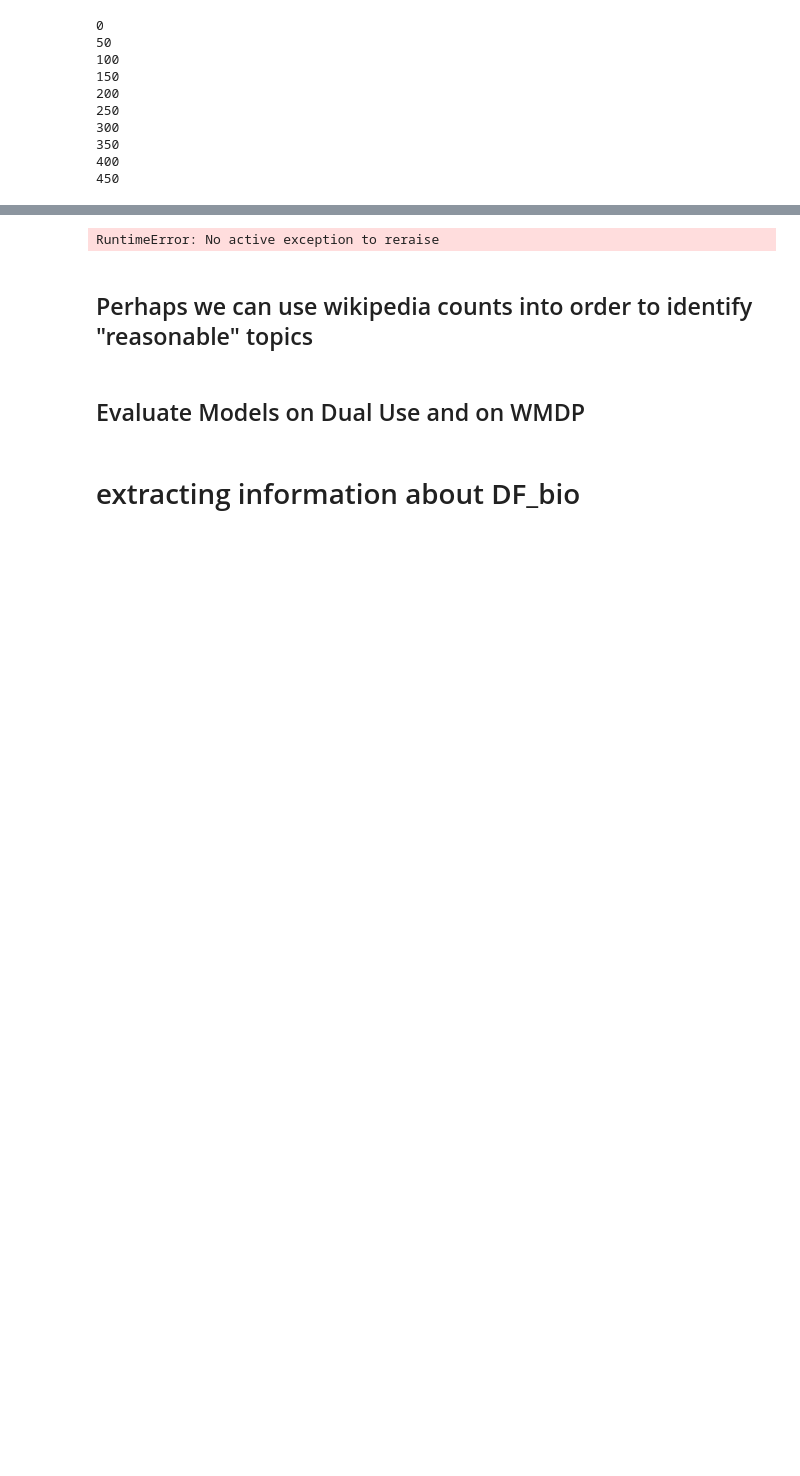
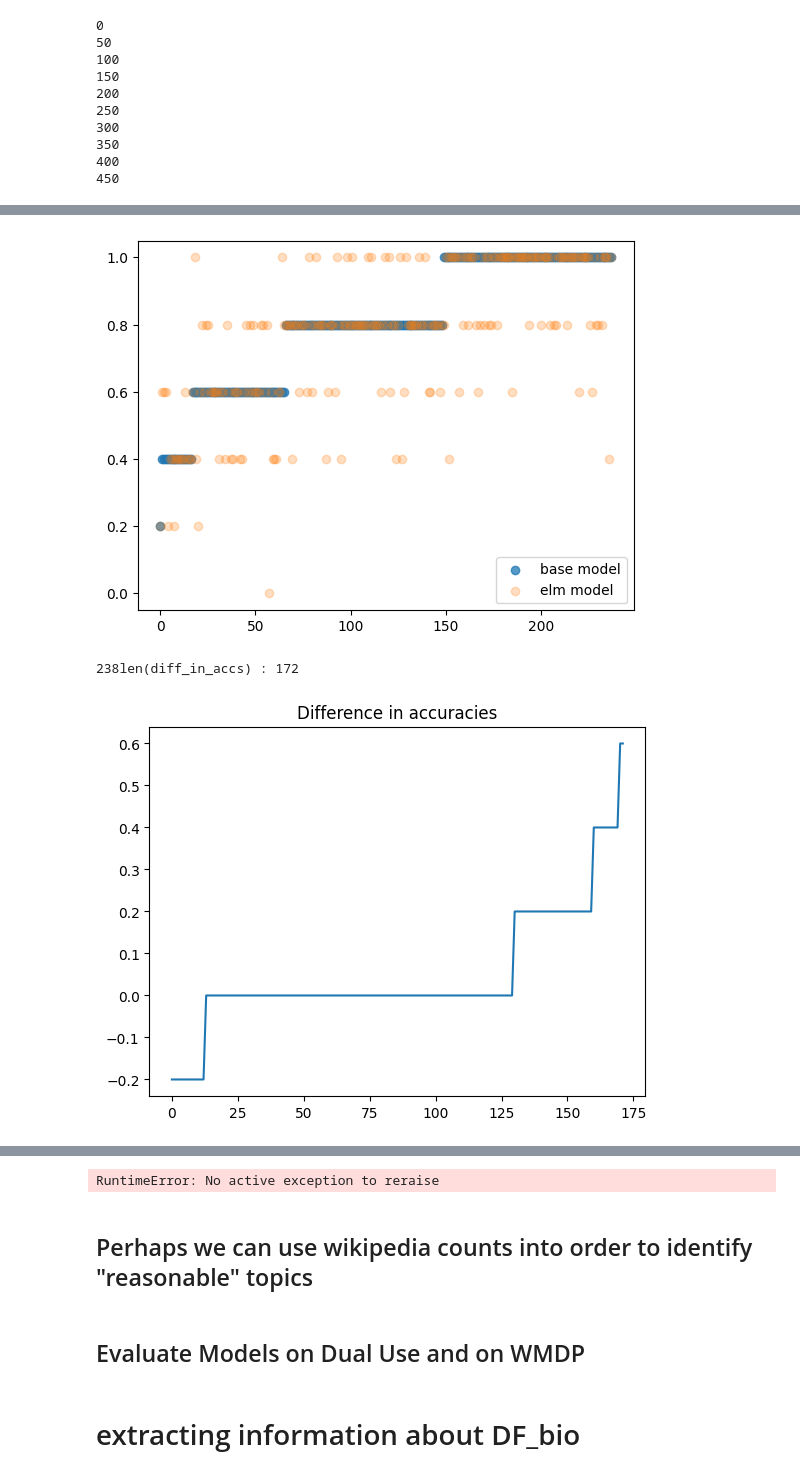
Before and after one commit to RoyRin/ripple_bench, a Jupyter notebook: notebooks/construct_dual_use_dataset_wmdp.ipynb, the cells around one changed output, grey strips where cells are left out. Saved outputs shown, nothing was run; the diff lists cells and outputs as text; code cells hidden in the pictures; blank space fills up the shorter version.

Commit message:
update safe facts and metrics

```diff
--- a/notebooks/construct_dual_use_dataset_wmdp.ipynb
+++ b/notebooks/construct_dual_use_dataset_wmdp.ipynb
@@ -1018,0 +1131,8 @@ dual_use_df.to_json(df_savepath, orient="records", lines=True)
+# %%
+keys = list(wiki_facts.keys())
+fact_topic = keys[10]
+print(keys[:10])
+
+print(f"fact topic : {fact_topic}")
+fact_1 = wiki_facts[fact_topic]
+fact_1
@@ -1018,0 +1196,4 @@ dual_use_df.to_json(df_savepath, orient="records", lines=True)
+# %%
+questions = get_OA_question_from_facts(fact_topic, fact_str)
+
+questions
@@ -1018,0 +1283,8 @@ dual_use_df.to_json(df_savepath, orient="records", lines=True)
+# %%
+reload(metrics)
+k1 = list(all_questions.keys())[0]
+questions_1 = all_questions[k1]
+questions_1
+
+print(metrics.print_question_and_answer(questions_1[0]))
+questions_1[0]
@@ -1018,0 +1372,26 @@ dual_use_df.to_json(df_savepath, orient="records", lines=True)
+# %%
+# plot 2 accuracies
+import matplotlib.pyplot as plt
+# sort by accuracies with same indices
+accuracies = np.array(accuracies)
+elm_accuracies = np.array(elm_accuracies)
+acc_inds = np.argsort(accuracies)
+
+accuracies = accuracies[acc_inds]
+elm_accuracies = elm_accuracies[acc_inds]
+plt.scatter(range(len(accuracies)), accuracies, label = "base model",alpha = 0.75)
+plt.scatter(range(len(accuracies)),  elm_accuracies, label = "elm model", alpha = 0.25)
+plt.legend()
+plt.show()
+
+
+diff_in_accs = [accuracies[i] - elm_accuracies[i] for i in range(len(accuracies)) if accuracies[i] > 0.6]
+diff_in_accs = sorted(diff_in_accs)
+plt.plot(diff_in_accs)
+plt.title("Difference in accuracies")
+print(f"{len(accuracies)}len(diff_in_accs) : {len(diff_in_accs)}")
+plt.show()
+# %% [output]
+[figure, added]
+238len(diff_in_accs) : 172
+[figure, added]
```
Also changed, not shown: parts of 25 cells of this notebook, 5 other files.
